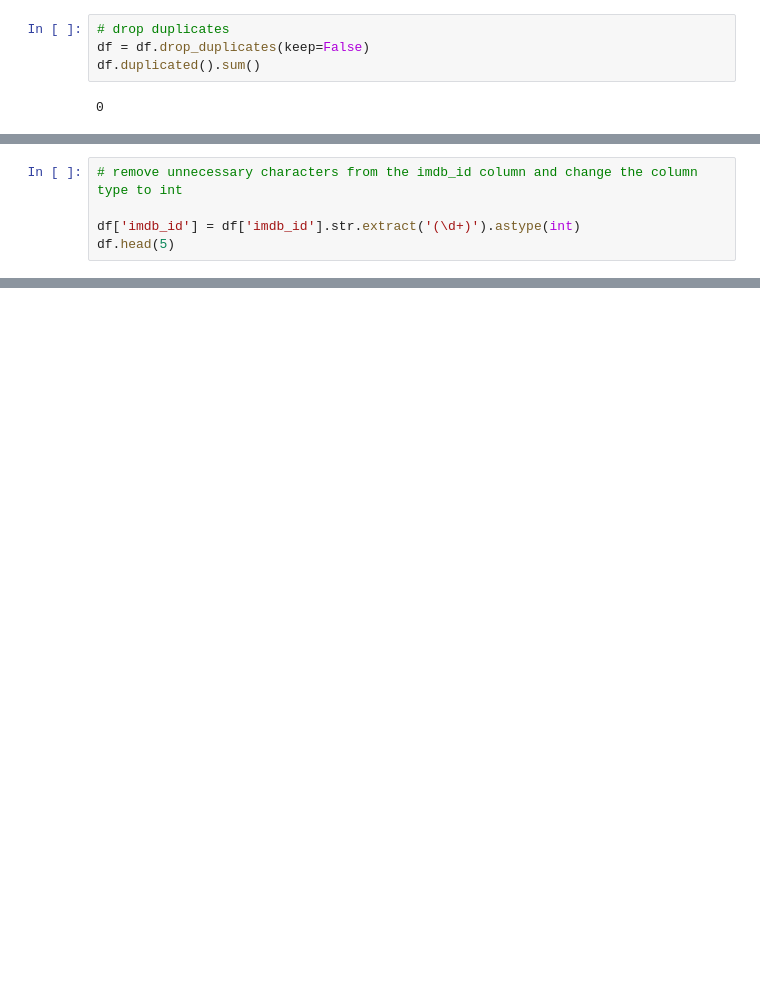
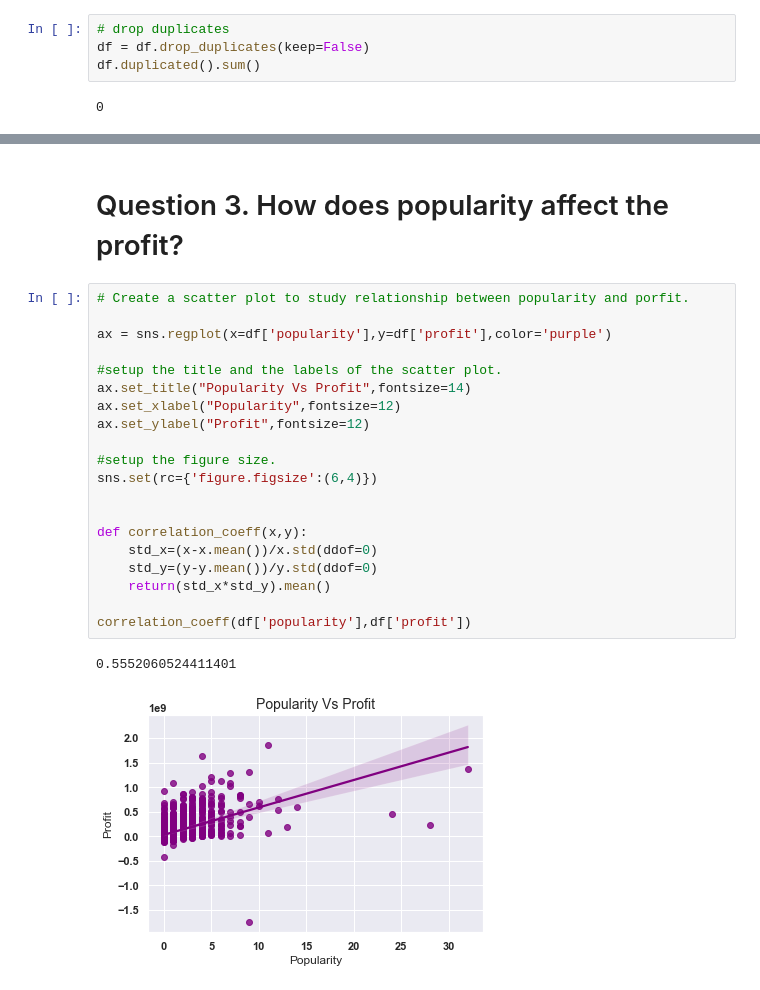
Before and after one commit to connectaditya/Data-Analyst-Nanodegree, a Jupyter notebook: Investigate_a_Dataset/Investigate_a_Dataset.ipynb, the cells around one changed output, grey strips where cells are left out. Saved outputs shown, nothing was run; the diff lists cells and outputs as text; blank space fills up the shorter version.

```diff
--- a/Investigate_a_Dataset/Investigate_a_Dataset.ipynb
+++ b/Investigate_a_Dataset/Investigate_a_Dataset.ipynb
@@ -185,5 +147,0 @@ In below code, the int values from the imdb_id cells were extracted and the imdb
-# %%
-# remove unnecessary characters from the imdb_id column and change the column type to int
-
-df['imdb_id'] = df['imdb_id'].str.extract('(\d+)').astype(int)
-df.head(5)
@@ -511,0 +336,25 @@ call(['python', '-m', 'nbconvert', 'Investigate_a_Dataset.ipynb'])
+# %% [markdown]
+# Question 3. How does popularity affect the profit?
+# %%
+# Create a scatter plot to study relationship between popularity and porfit.
+
+ax = sns.regplot(x=df['popularity'],y=df['profit'],color='purple')
+
+#setup the title and the labels of the scatter plot.
+ax.set_title("Popularity Vs Profit",fontsize=14)
+ax.set_xlabel("Popularity",fontsize=12)
+ax.set_ylabel("Profit",fontsize=12)
+
+#setup the figure size.
+sns.set(rc={'figure.figsize':(6,4)})
+
+
+def correlation_coeff(x,y):
+    std_x=(x-x.mean())/x.std(ddof=0)
+    std_y=(y-y.mean())/y.std(ddof=0)
+    return(std_x*std_y).mean()
+
+correlation_coeff(df['popularity'],df['profit'])
+# %% [output]
+0.5552060524411401
+[figure, added]
```
Also changed, not shown: parts of 81 cells of this notebook, 1 other file.
